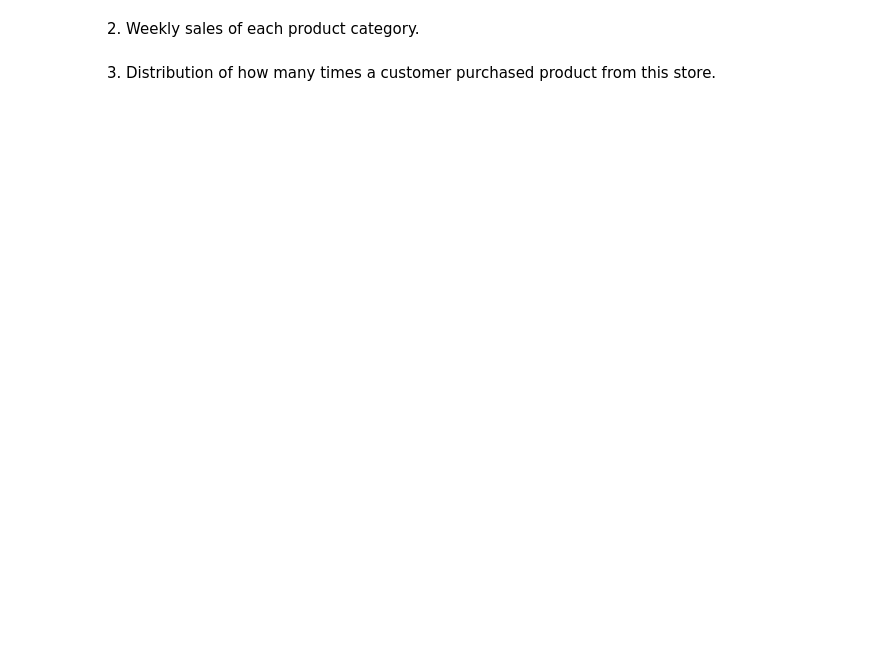
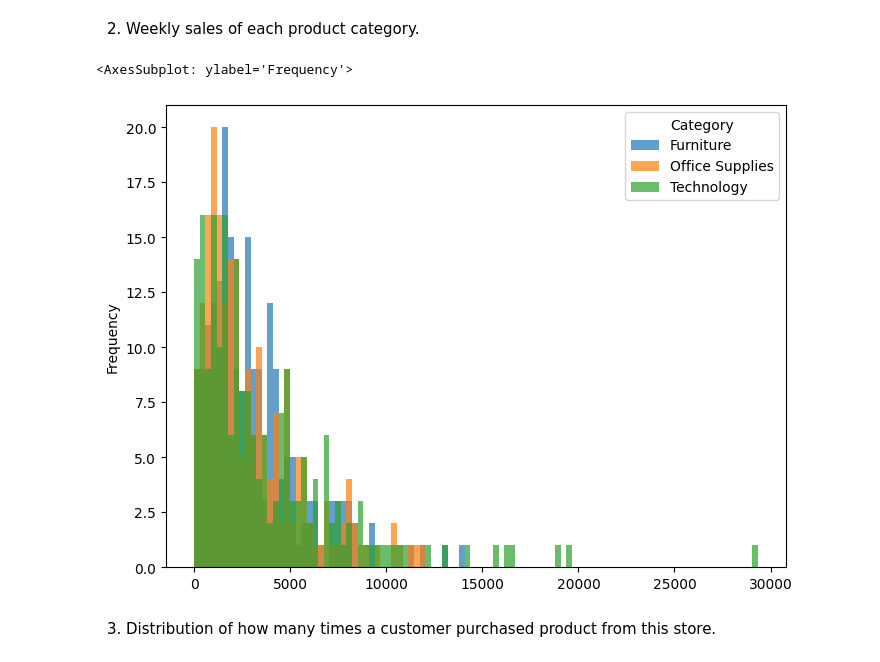
Before and after one commit to Qandle/CPE232, a Jupyter notebook: lab/Lab2_Numpy_Pandas_Matplotlib.ipynb, the cells around one changed output. Drawn from its saved outputs; the diff is of its cells as text; code cells hidden in the pictures; blank space fills up the shorter version.

Commit message:
edit(week3): lab2

```diff
--- a/lab/Lab2_Numpy_Pandas_Matplotlib.ipynb
+++ b/lab/Lab2_Numpy_Pandas_Matplotlib.ipynb
@@ -208,4 +346,17 @@ products.
 # %% [markdown]
 2. Weekly sales of each product category.
+# %%
+import pandas as pd
+
+df_order = pd.DataFrame(data_order.copy())
+df_week_order = df_order
+df_week_order['Order Date'] = pd.to_datetime(df_week_order['Order Date'], dayfirst=True) - pd.to_timedelta(7, unit='d')
+df_category = df_week_order.groupby([pd.Grouper(key='Order Date', freq='w'), 'Category'])['Sales'].sum().reset_index()
+df_category.columns = ['Order Date', 'Category', 'Sales']
+df_category = df_category.pivot(columns='Category', index='Order Date', values='Sales')
+df_category.plot.hist(bins=100, figsize=(8,6), alpha=0.7)
+# %% [output]
+<AxesSubplot: ylabel='Frequency'>
+[figure, added]
 # %% [markdown]
 3. Distribution of how many times a customer purchased product from this store.
```
Also changed, not shown: parts of 14 cells of this notebook.
